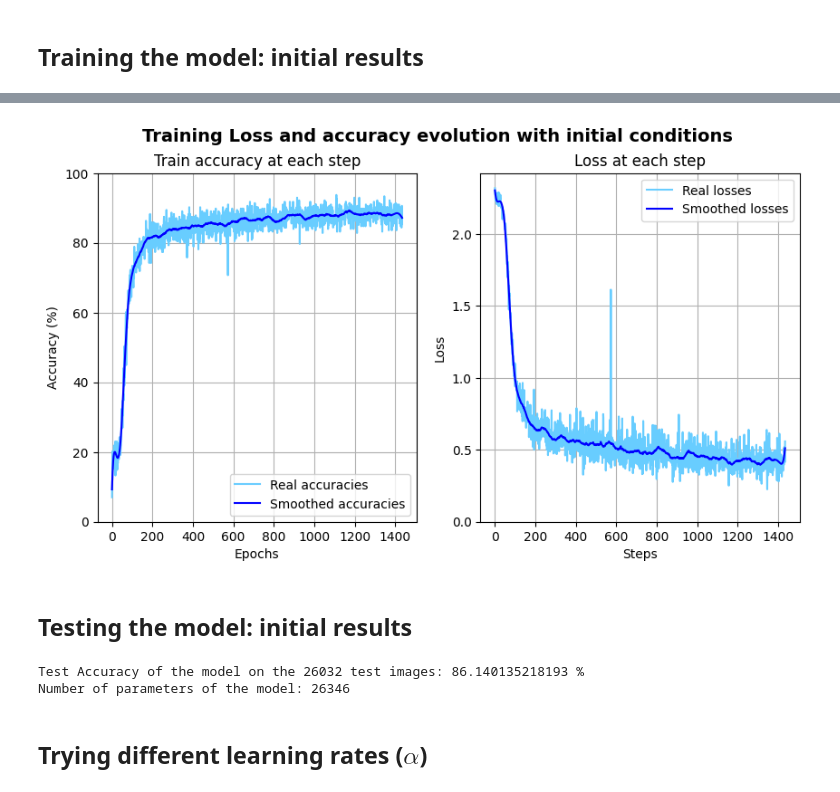
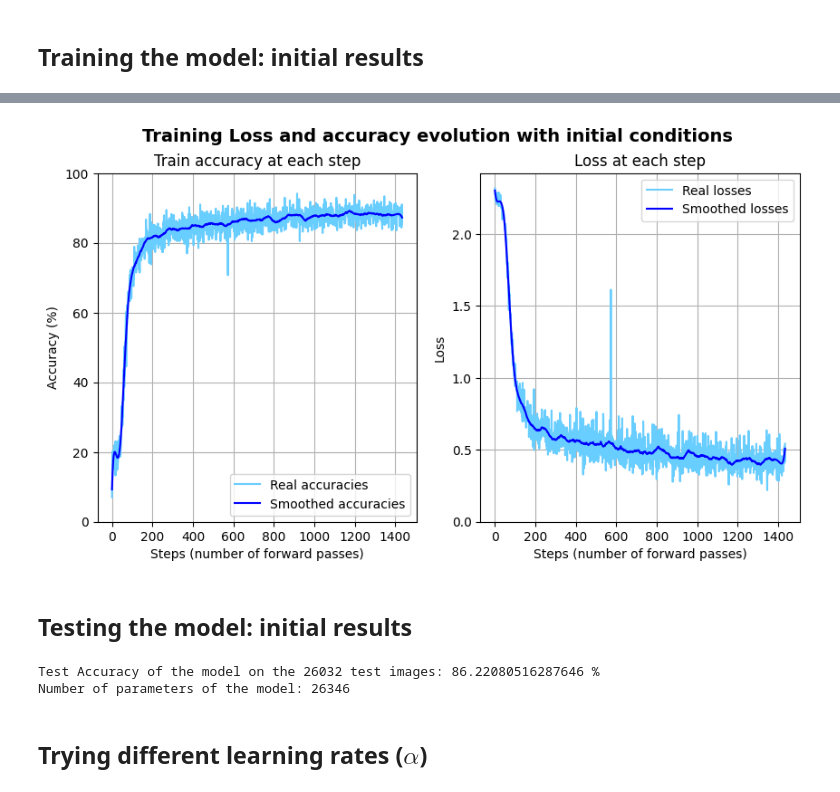
Before and after one commit to Alejandro-FA/UPF-Deep_Learning, a Jupyter notebook: P3/P3-Questions.ipynb, the cells around one changed output, grey strips where cells are left out. Cells and saved outputs as stored; diff of their text form; code cells hidden in the pictures.

```diff
--- a/P3/P3-Questions.ipynb
+++ b/P3/P3-Questions.ipynb
@@ -57,7 +57,7 @@ def plot_acc_loss(fig, axes, accuracies, losses, epochs, save_figure, plot_mode=
     axes[0].set_xlim(None)
     # axes[0].set_xticks(epoch_range * len(losses), epoch_range)
     axes[0].set_title("Train accuracy at each step")
-    axes[0].set_xlabel("Epochs")
+    axes[0].set_xlabel("Steps (number of forward passes)")
     axes[0].set_ylabel("Accuracy (%)")
     axes[0].set_ylim((0, 100))
     axes[0].legend()
@@ -71,7 +71,7 @@ def plot_acc_loss(fig, axes, accuracies, losses, epochs, save_figure, plot_mode=
         axes[1].plot(smoothed_losses, label="Smoothed losses", color="blue")
 
     axes[1].set_title("Loss at each step")
-    axes[1].set_xlabel("Steps")
+    axes[1].set_xlabel("Steps (number of forward passes)")
     axes[1].set_ylabel("Loss")
     axes[1].set_ylim((0, None))
     axes[1].legend()
@@ -194,7 +194,7 @@ optimizer = torch.optim.Adam(CNN.parameters(), lr=learning_rate)
 
 # Train the model
 trainer = mtw.Trainer(evaluation=evaluation, epochs=num_epochs, data_loader=train_loader, device=device)
-train_results = trainer.train(CNN, optimizer)
+train_results = trainer.train(CNN, optimizer, verbose=True)
 initial_train_losses = train_results['loss']
 initial_train_accuracies = train_results['accuracy']
 
@@ -228,4 +228,4 @@ Epoch [5/5], Step [287/287], Loss: 0.5583
-[figure, old version]
+[figure, new version]
 # %% [markdown]
 ## Testing the model: initial results
 # %%
@@ -242,7 +242,7 @@ iomanager.save_summary(summary_content=summary, model_id=model_id)
 # Compute model paramters
 print("Number of parameters of the model:", mtw.get_model_params(CNN))
 # %% [output]
-Test Accuracy of the model on the 26032 test images: 86.140135218193 %
+Test Accuracy of the model on the 26032 test images: 86.22080516287646 %
 Number of parameters of the model: 26346
 # %% [markdown]
 ## Trying different learning rates ($\alpha$)
```
Also changed, not shown: parts of 23 cells of this notebook, 32 other files.
